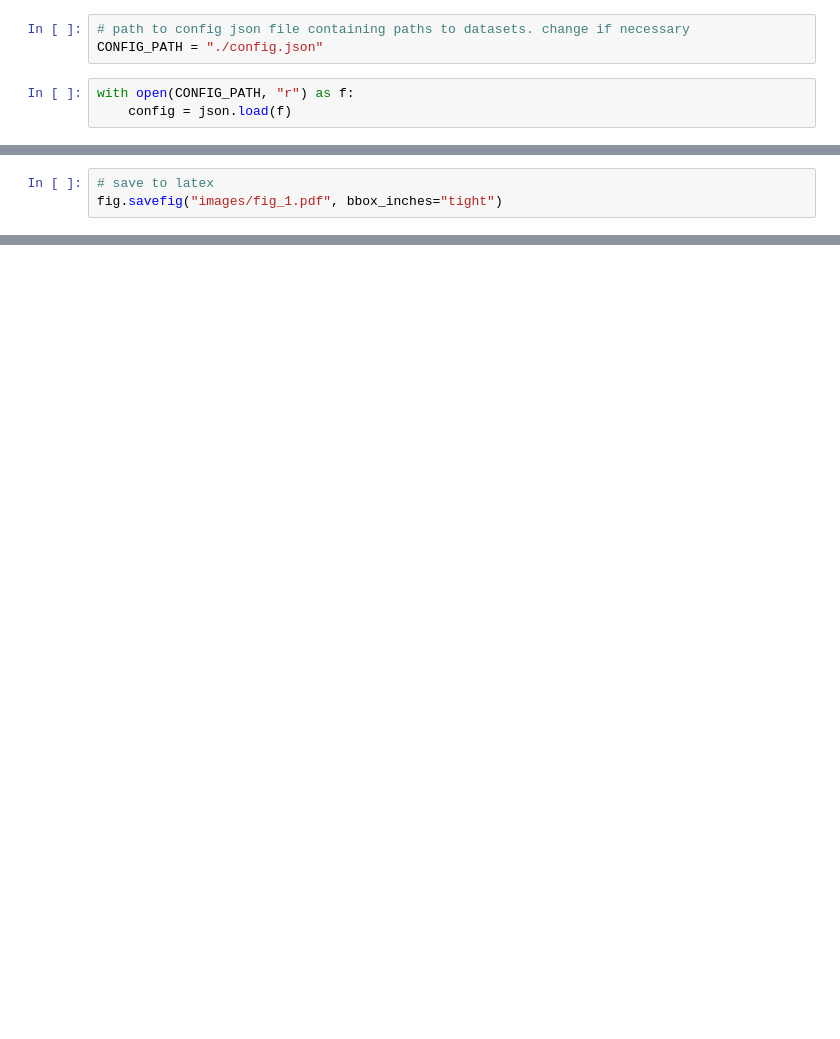
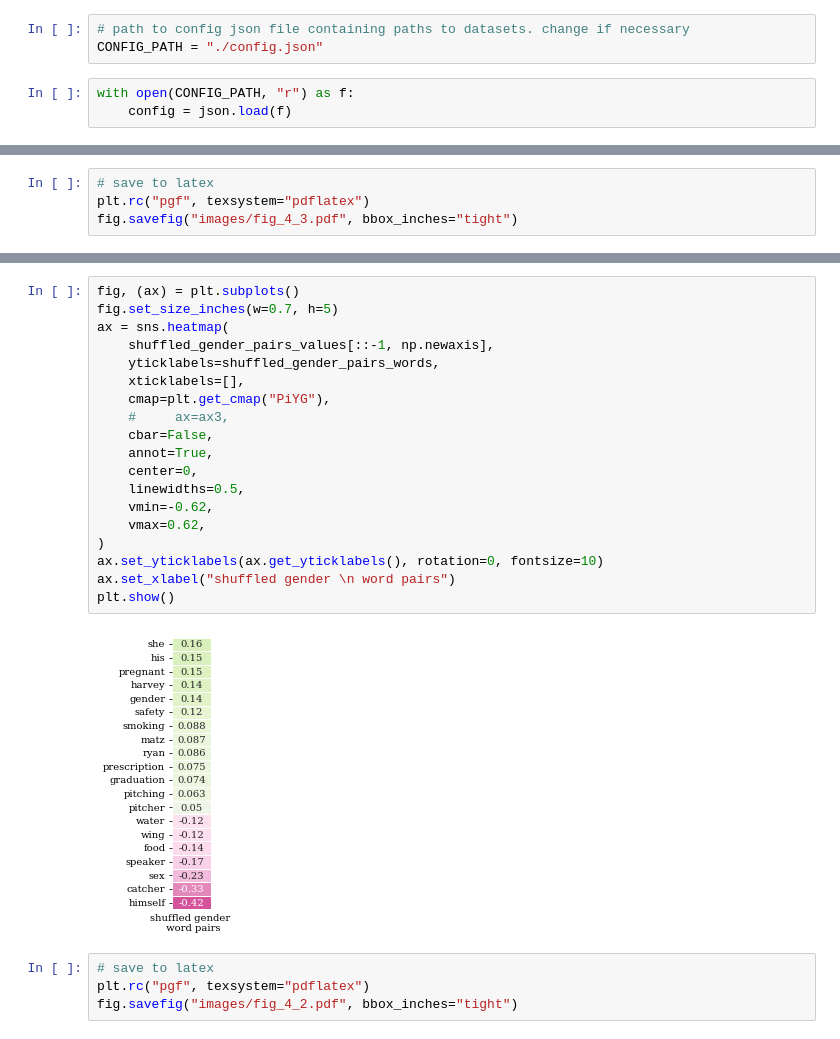
Before and after one commit to thesofakillers/badder-seeds, a Jupyter notebook: notebooks/fig_1.ipynb, the cells around one changed output, grey strips where cells are left out. Drawn from its saved outputs; the diff is of its cells as text; blank space fills up the shorter version.

```diff
--- a/notebooks/fig_1.ipynb
+++ b/notebooks/fig_1.ipynb
@@ -59,3 +245,4 @@ plt.show()
 # %%
 # save to latex
-fig.savefig("images/fig_1.pdf", bbox_inches="tight")
+plt.rc("pgf", texsystem="pdflatex")
+fig.savefig("images/fig_4_3.pdf", bbox_inches="tight")
@@ -61,0 +290,25 @@ fig.savefig("images/fig_1.pdf", bbox_inches="tight")
+# %%
+fig, (ax) = plt.subplots()
+fig.set_size_inches(w=0.7, h=5)
+ax = sns.heatmap(
+    shuffled_gender_pairs_values[::-1, np.newaxis],
+    yticklabels=shuffled_gender_pairs_words,
+    xticklabels=[],
+    cmap=plt.get_cmap("PiYG"),
+    #     ax=ax3,
+    cbar=False,
+    annot=True,
+    center=0,
+    linewidths=0.5,
+    vmin=-0.62,
+    vmax=0.62,
+)
+ax.set_yticklabels(ax.get_yticklabels(), rotation=0, fontsize=10)
+ax.set_xlabel("shuffled gender \n word pairs")
+plt.show()
+# %% [output]
+[figure, added]
+# %%
+# save to latex
+plt.rc("pgf", texsystem="pdflatex")
+fig.savefig("images/fig_4_2.pdf", bbox_inches="tight")
```
Also changed, not shown: parts of 20 cells of this notebook, 15 other files.
